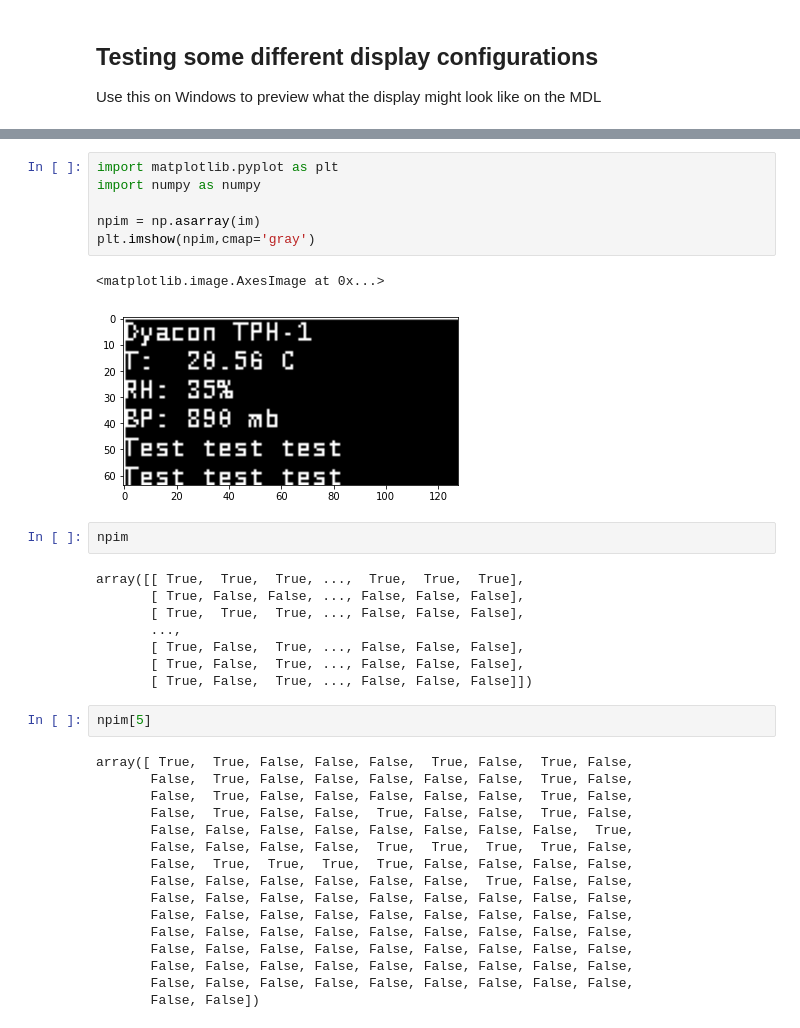
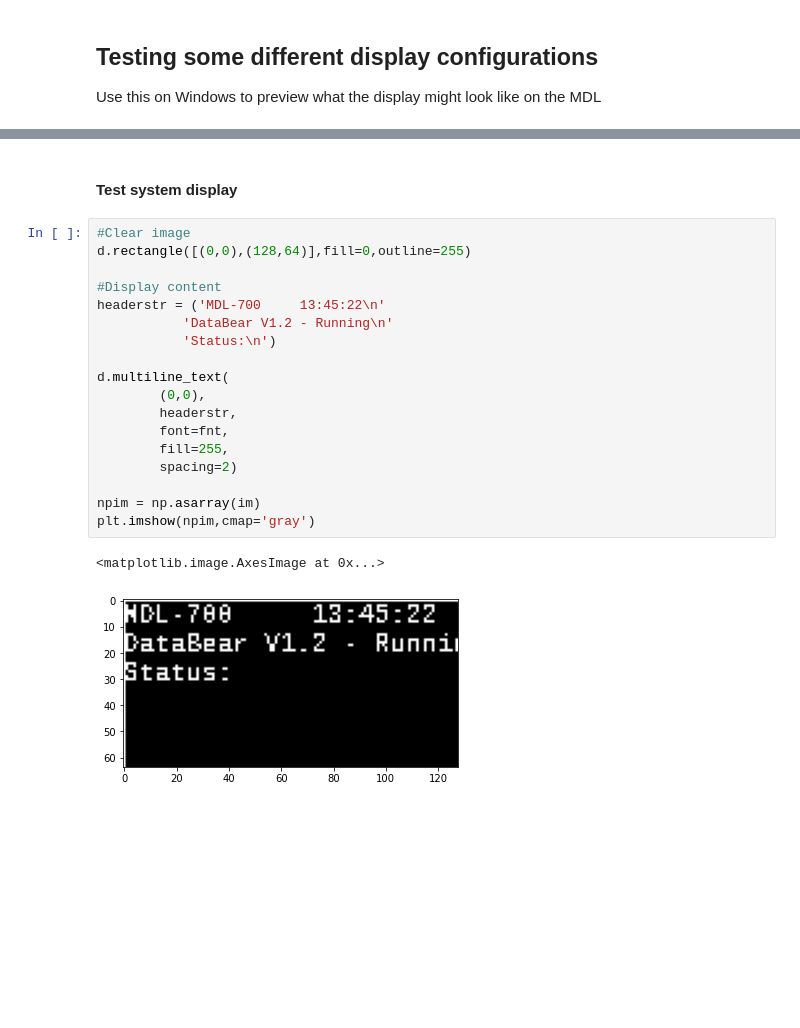
Before and after one commit to dyacon/pyMDL, a Jupyter notebook: pymdl/display/disptest.ipynb, the cells around one changed output, grey strips where cells are left out. Saved outputs shown, nothing was run; the diff lists cells and outputs as text; blank space fills up the shorter version.

```diff
--- a/pymdl/display/disptest.ipynb
+++ b/pymdl/display/disptest.ipynb
@@ -34,37 +42,23 @@ display(im)
-# %%
-import matplotlib.pyplot as plt
-import numpy as numpy
-
-npim = np.asarray(im)
-plt.imshow(npim,cmap='gray')
-# %% [output]
-<matplotlib.image.AxesImage at 0x...>
-[figure, removed]
-# %%
-npim
-# %% [output]
-array([[ True,  True,  True, ...,  True,  True,  True],
-       [ True, False, False, ..., False, False, False],
-       [ True,  True,  True, ..., False, False, False],
-       ...,
-       [ True, False,  True, ..., False, False, False],
-       [ True, False,  True, ..., False, False, False],
-       [ True, False,  True, ..., False, False, False]])
-# %%
-npim[5]
-# %% [output]
-array([ True,  True, False, False, False,  True, False,  True, False,
-       False,  True, False, False, False, False, False,  True, False,
-       False,  True, False, False, False, False, False,  True, False,
-       False,  True, False, False,  True, False, False,  True, False,
-       False, False, False, False, False, False, False, False,  True,
-       False, False, False, False,  True,  True,  True,  True, False,
-       False,  True,  True,  True,  True, False, False, False, False,
-       False, False, False, False, False, False,  True, False, False,
-       False, False, False, False, False, False, False, False, False,
-       False, False, False, False, False, False, False, False, False,
-       False, False, False, False, False, False, False, False, False,
-       False, False, False, False, False, False, False, False, False,
-       False, False, False, False, False, False, False, False, False,
-       False, False, False, False, False, False, False, False, False,
-       False, False])
+# %% [markdown]
+#### Test system display
+# %%
+#Clear image
+d.rectangle([(0,0),(128,64)],fill=0,outline=255)
+
+#Display content
+headerstr = ('MDL-700     13:45:22\n'
+           'DataBear V1.2 - Running\n'
+           'Status:\n')
+
+d.multiline_text(
+        (0,0),
+        headerstr,
+        font=fnt,
+        fill=255,
+        spacing=2)
+
+npim = np.asarray(im)
+plt.imshow(npim,cmap='gray')
+# %% [output]
+<matplotlib.image.AxesImage at 0x...>
+[figure, added]
```
Also changed, not shown: parts of 6 cells of this notebook.
